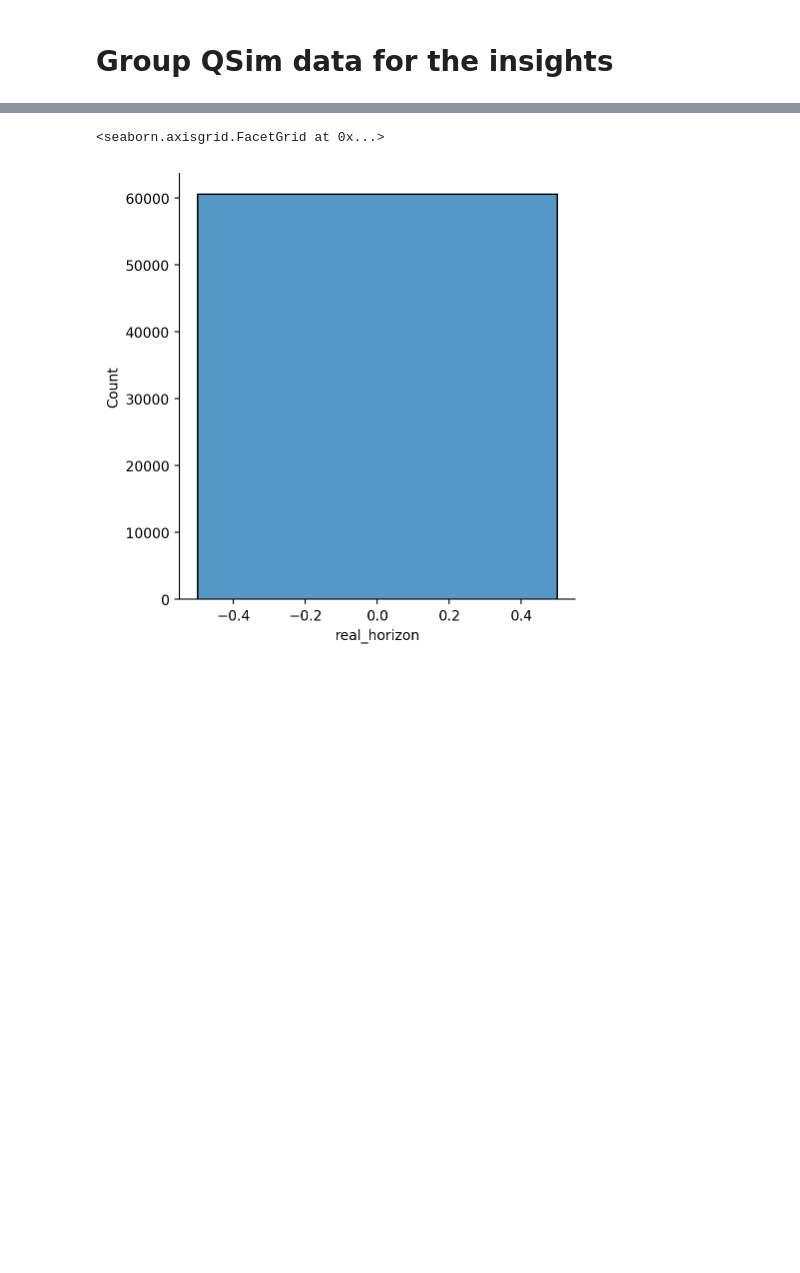
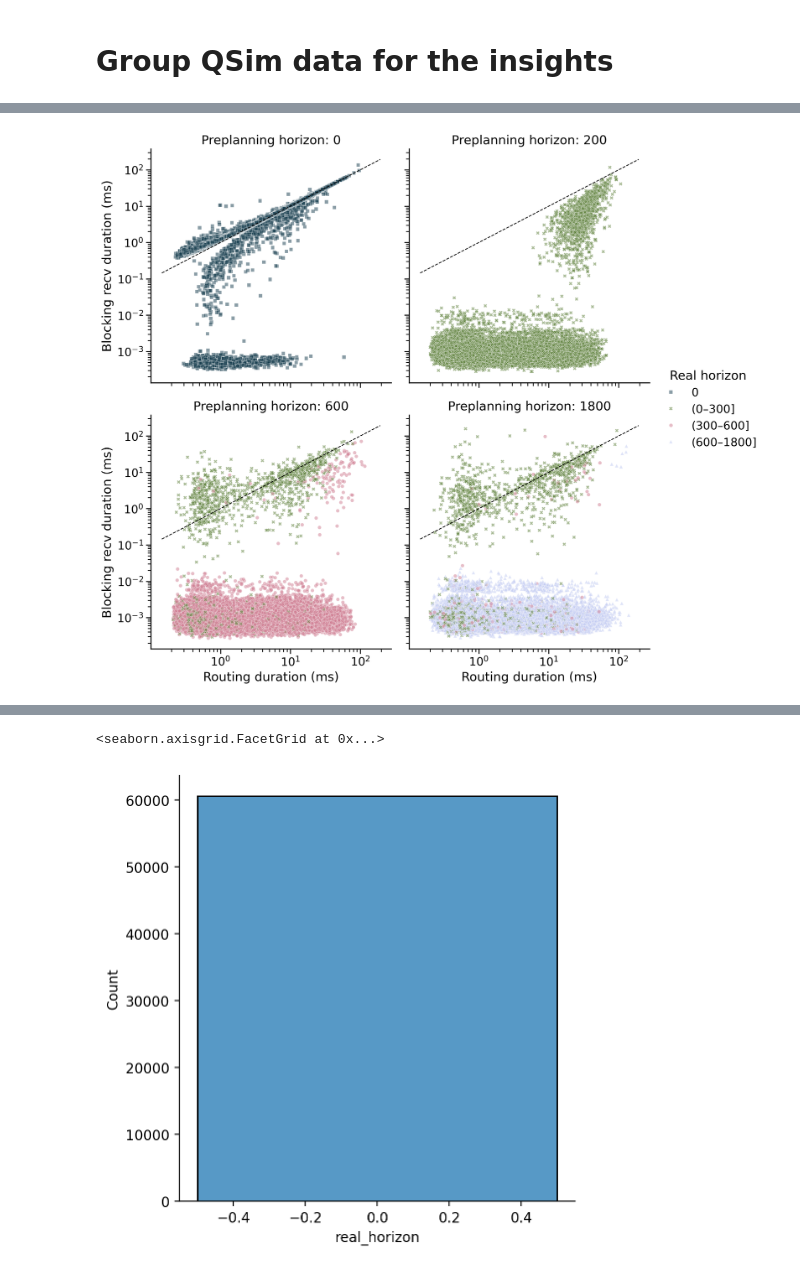
Before and after one commit to paulheinr/parallel-qsim-berlin, a Jupyter notebook: src/main/python/jupyter-notebooks/routing-request-analysis.ipynb, the cells around one changed output, grey strips where cells are left out. Drawn from its saved outputs; the diff is of its cells as text; code cells hidden in the pictures; blank space fills up the shorter version.

```diff
--- a/src/main/python/jupyter-notebooks/routing-request-analysis.ipynb
+++ b/src/main/python/jupyter-notebooks/routing-request-analysis.ipynb
@@ -14,10 +18,12 @@ from load2 import discover, read_aggregated_routing, read_router
 # %%
-root = Path("/Users/paulh/hlrn-cluster/rust-pt-routing/parallel-qsim-berlin/output/v6.4/1pct")
+root = Path("/Users/paulh/runs-svn/rust-qsim/async-routing-2026/profiling/1pct")
 
 runs = discover(root)
 
 # filter runs where run.run_id = "sim192_hor0_w4_r1_1pct"
-runs = [r for r in runs if r.run_id == "sim192_hor0_w4_r1_1pct"]
+positive_list = ["sim64_hor0_w4_r24_1pct", "sim64_hor200_w4_r24_1pct", "sim64_hor600_w4_r24_1pct",
+                 "sim64_hor1800_w4_r24_1pct"]
+runs = [r for r in runs if r.run_id in positive_list]
 
 print(runs)
 # %% [output]
@@ -241,0 +190,87 @@ merged_df_wide
+# %%
+combined = pd.concat([df.assign(source=id) for id, df in merged_wide_dict.items()], ignore_index=True)
+combined['duration_ms'] = combined['duration_ns'] / 1e6
+combined['duration_ms_blocking_recv'] = combined['duration_ns_blocking_recv'] / 1e6
+# %%
+import seaborn as sns
+import matplotlib.pyplot as plt
+
+x = "duration_ms"
+y = "duration_ms_blocking_recv"
+
+# Bin real_horizon into 3 slots
+combined = combined.copy()
+combined["real_horizon_bin"] = pd.cut(
+    combined["real_horizon"],
+    bins=[-float("inf"), 0, 300, 600, float("inf")],
+    labels=["0", "(0–300]", "(300–600]", "(600–1800]"],
+    include_lowest=True,
+    right=True
+)
+
+sns.set_context("notebook", font_scale=1.3)
+
+g = sns.relplot(
+    data=combined,
+    x=x,
+    y=y,
+    hue="real_horizon_bin",
+    style="real_horizon_bin",
+    markers={
+        "0": "s",
+        "(0–300]": "X",
+        "(300–600]": "o",
+        "(600–1800]": "^",
+    },
+    palette="cubehelix",
+    alpha=0.5,
+    kind="scatter",
+    col="source",
+    col_wrap=2,
+    s=20
+)
+
+g.set_axis_labels("Routing duration (ms)", "Blocking recv duration (ms)")
+g.legend.set_title("Real horizon")
+g.set(xscale="log", yscale="log")
+
+# Rasterize all scatter artists
+for ax in g.axes.flatten():
+    for coll in ax.collections:  # scatter plots are PathCollections
+        coll.set_rasterized(True)
+
+xmin, xmax, ymin, ymax = 1e8, 0, 1e8, 0
+for ax in g.axes.flat:
+    _xmin, _xmax = ax.get_xlim()
+    xmin = min(_xmin, xmin)
+    xmax = max(_xmax, xmax)
+    _ymin, _ymax = ax.get_ylim()
+    ymin = min(_ymin, ymin)
+    ymax = max(_ymax, ymax)
+
+for ax in g.axes.flat:
+    lo = max(xmin, ymin)
+    hi = min(xmax, ymax)
+    ax.plot([lo, hi], [lo, hi], linestyle="--", color="black", linewidth=1)
+
+import re
+
+
+def format_source_title(source_name: str) -> str:
+    match = re.search(r"_hor(\d+)", source_name)
+    if match:
+        return f"Preplanning horizon: {match.group(1)}"
+    return source_name
+
+
+for ax in g.axes.flat:
+    old_title = ax.get_title().replace("source = ", "")
+    ax.set_title(format_source_title(old_title))
+
+import os
+
+os.makedirs("./plots", exist_ok=True)
+g.savefig("plots/routing-vs-blocking-recv.pdf", dpi=300)
+plt.show()
+# %% [output]
+[figure, added]
```
Also changed, not shown: parts of 17 cells of this notebook, 5 other files.
